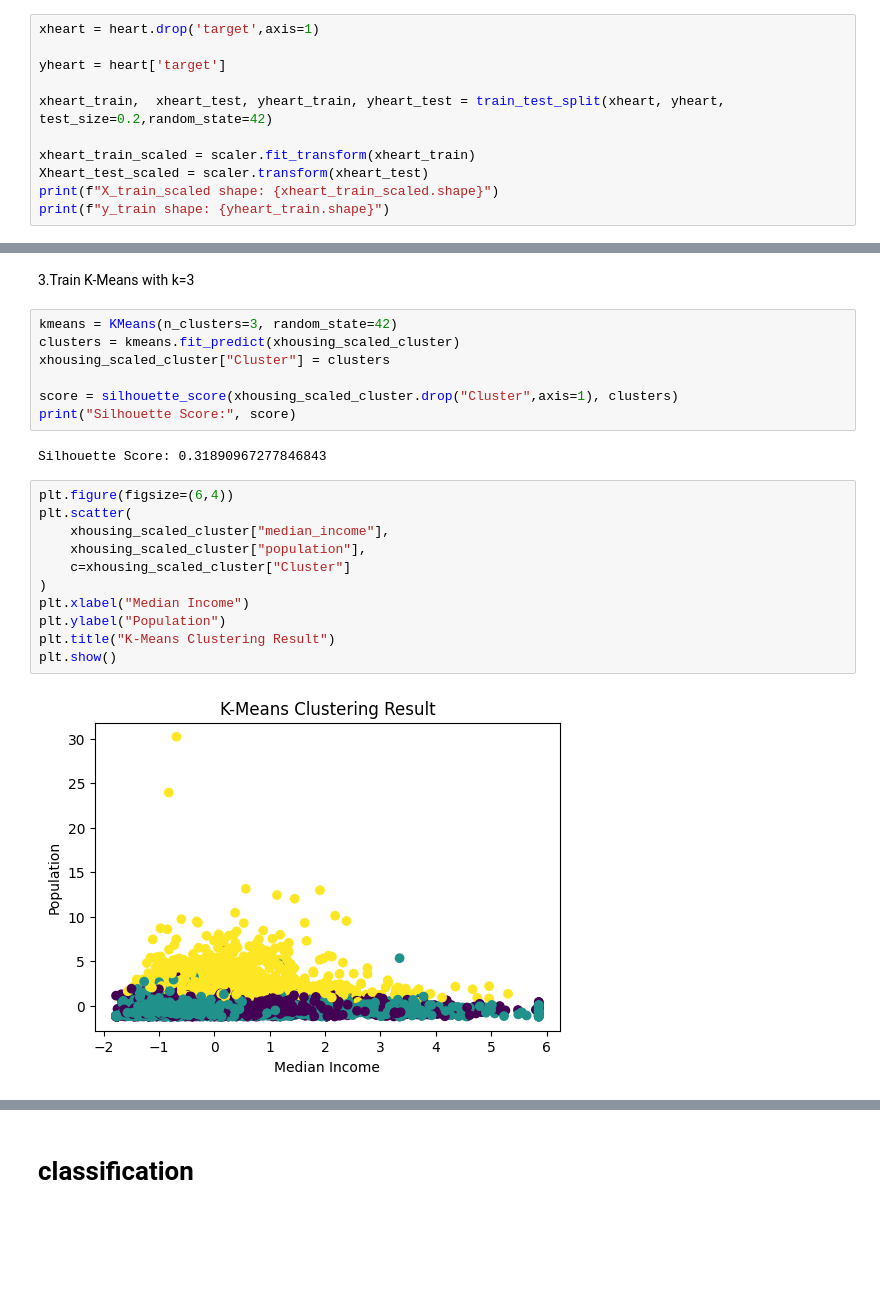
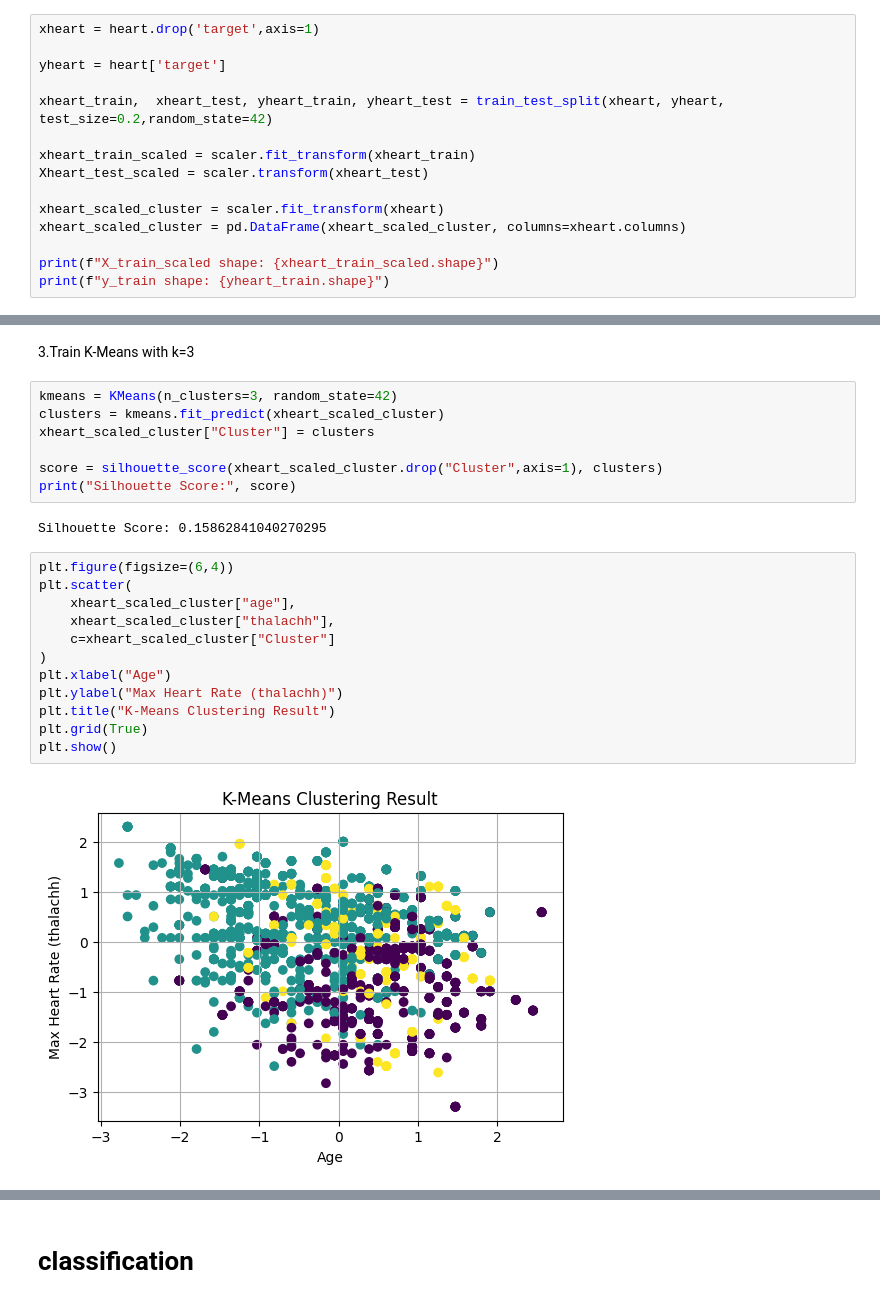
Before and after one commit to omar3laa/ML-Capstone-Project, a Jupyter notebook: notebooks/Project.ipynb, the cells around one changed output, grey strips where cells are left out. Drawn from its saved outputs; the diff is of its cells as text; blank space fills up the shorter version.

```diff
--- a/notebooks/Project.ipynb
+++ b/notebooks/Project.ipynb
@@ -185,6 +183,10 @@ xheart_train,  xheart_test, yheart_train, yheart_test = train_test_split(xheart,
 
 xheart_train_scaled = scaler.fit_transform(xheart_train)
 Xheart_test_scaled = scaler.transform(xheart_test)
+
+xheart_scaled_cluster = scaler.fit_transform(xheart)
+xheart_scaled_cluster = pd.DataFrame(xheart_scaled_cluster, columns=xheart.columns)
+
 print(f"X_train_scaled shape: {xheart_train_scaled.shape}")
 print(f"y_train shape: {yheart_train.shape}")
 # %% [output]
@@ -226,24 +228,25 @@ plt.show()
 3.Train K-Means with k=3
 # %%
 kmeans = KMeans(n_clusters=3, random_state=42)
-clusters = kmeans.fit_predict(xhousing_scaled_cluster)
-xhousing_scaled_cluster["Cluster"] = clusters
+clusters = kmeans.fit_predict(xheart_scaled_cluster)
+xheart_scaled_cluster["Cluster"] = clusters
 
-score = silhouette_score(xhousing_scaled_cluster.drop("Cluster",axis=1), clusters)
+score = silhouette_score(xheart_scaled_cluster.drop("Cluster",axis=1), clusters)
 print("Silhouette Score:", score)
 # %% [output]
-Silhouette Score: 0.31890967277846843
+Silhouette Score: 0.15862841040270295
 # %%
 plt.figure(figsize=(6,4))
 plt.scatter(
-    xhousing_scaled_cluster["median_income"],
-    xhousing_scaled_cluster["population"],
-    c=xhousing_scaled_cluster["Cluster"]
+    xheart_scaled_cluster["age"],
+    xheart_scaled_cluster["thalachh"],
+    c=xheart_scaled_cluster["Cluster"]
 )
-plt.xlabel("Median Income")
-plt.ylabel("Population")
+plt.xlabel("Age")
+plt.ylabel("Max Heart Rate (thalachh)")
 plt.title("K-Means Clustering Result")
+plt.grid(True)
 plt.show()
 # %% [output]
-[figure, old version]
+[figure, new version]
 # %%
```
Also changed, not shown: parts of 5 cells of this notebook, 8 other files.
